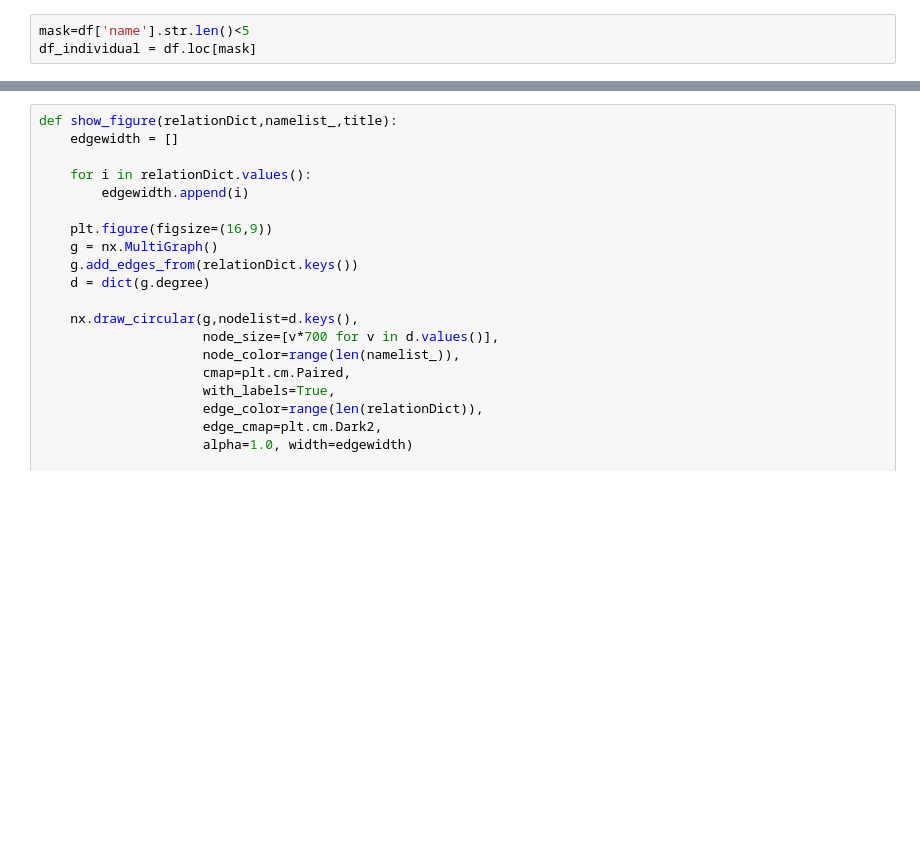
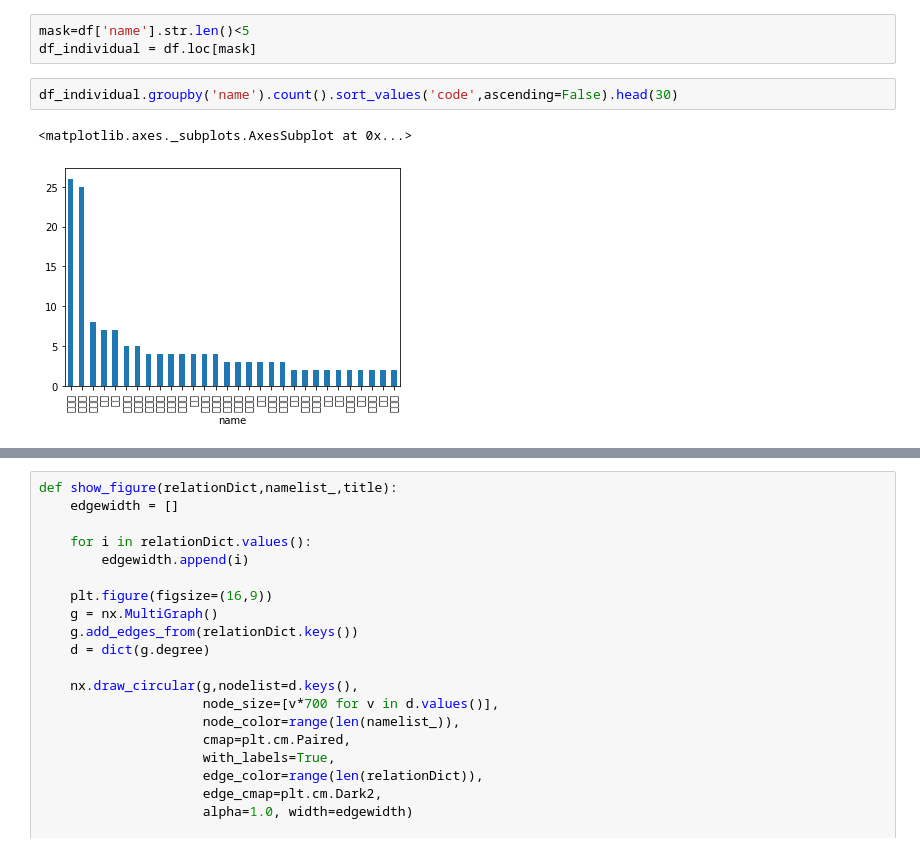
Before and after one commit to Rockyzsu/convertible_bond, a Jupyter notebook: analysis/TopTenHolding.ipynb, the cells around one changed output, grey strips where cells are left out. Saved outputs shown, nothing was run; the diff lists cells and outputs as text; blank space fills up the shorter version.

```diff
--- a/analysis/TopTenHolding.ipynb
+++ b/analysis/TopTenHolding.ipynb
@@ -422,3 +565,8 @@ df.head()
 # %%
 mask=df['name'].str.len()<5
 df_individual = df.loc[mask]
+# %%
+df_individual.groupby('name').count().sort_values('code',ascending=False).head(30)
+# %% [output]
+<matplotlib.axes._subplots.AxesSubplot at 0x...>
+[figure, added]
```
Also changed, not shown: parts of 31 cells of this notebook, 4 other files.
